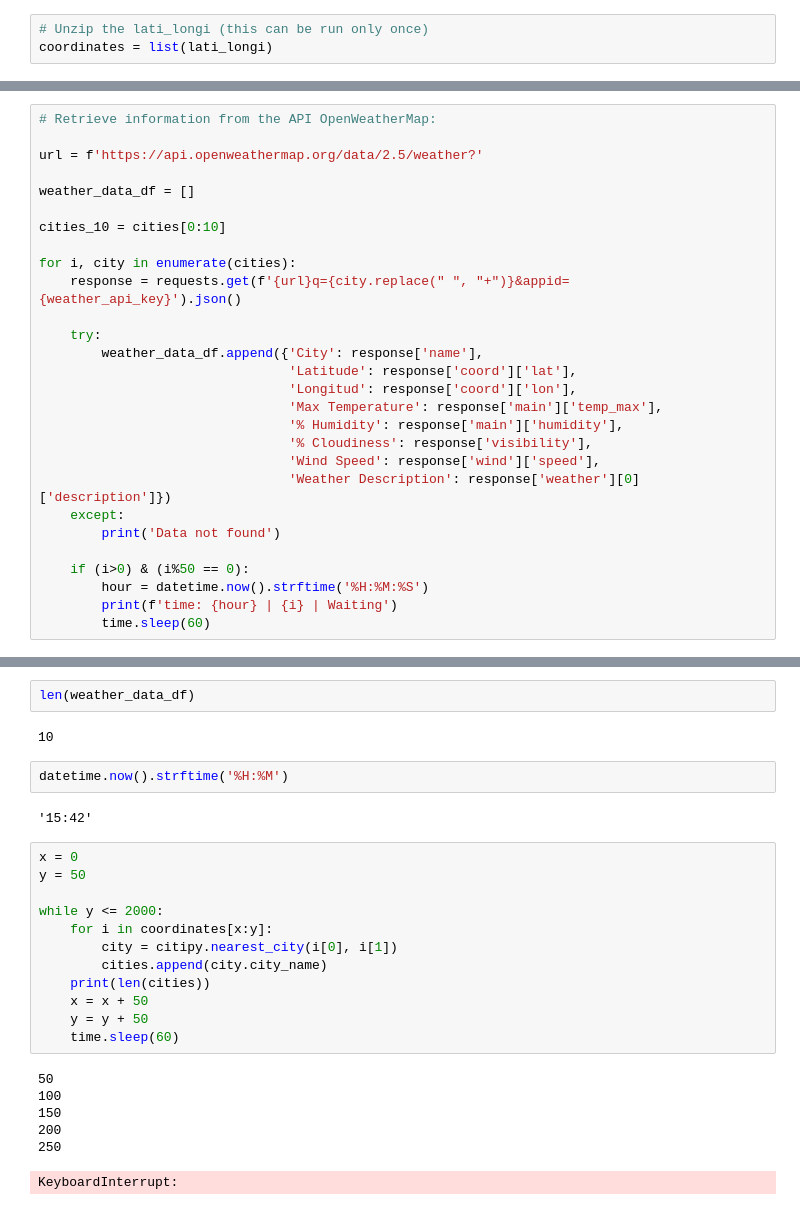
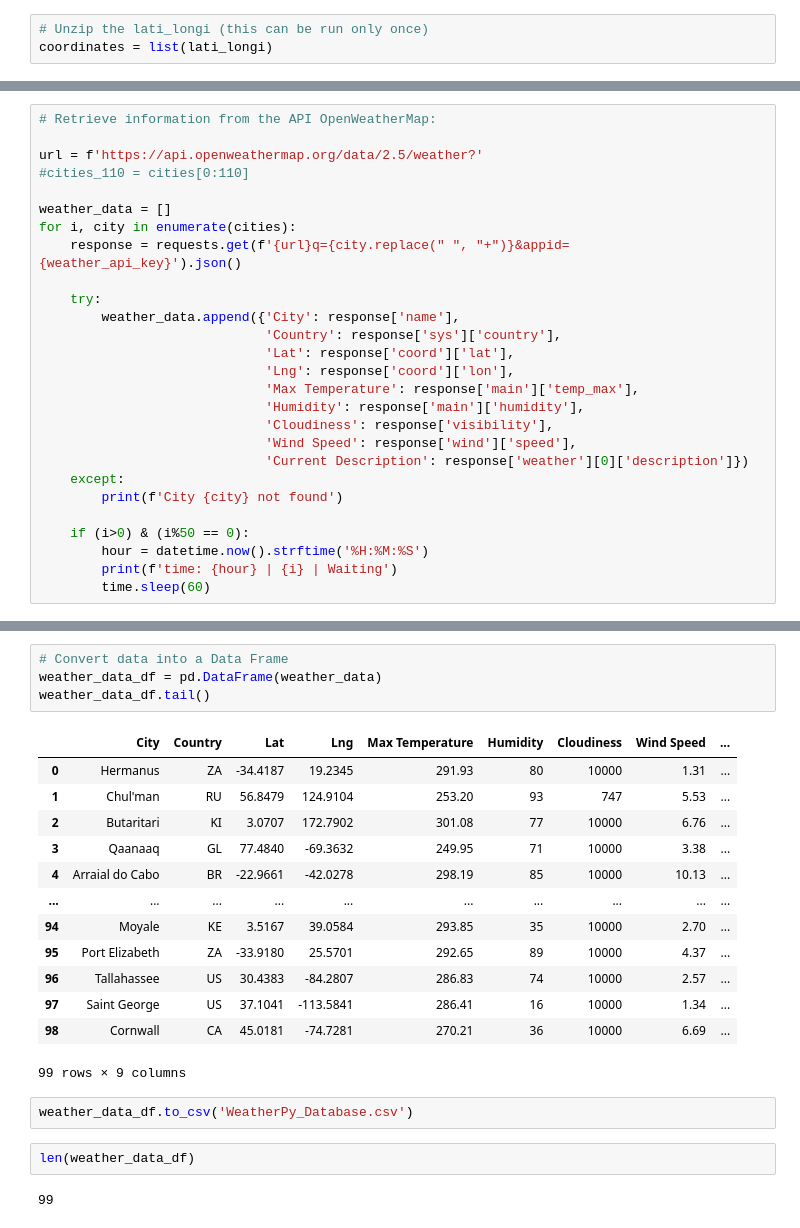
Before and after one commit to juliomeza/World_Weather_Analysis, a Jupyter notebook: Weather_Database.ipynb, the cells around one changed output, grey strips where cells are left out. Saved outputs shown, nothing was run; the diff lists cells and outputs as text.

```diff
--- a/Weather_Database.ipynb
+++ b/Weather_Database.ipynb
@@ -37,25 +36,24 @@ len(cities)
 # Retrieve information from the API OpenWeatherMap:
 
 url = f'https://api.openweathermap.org/data/2.5/weather?'
+#cities_110 = cities[0:110]
 
-weather_data_df = []
-
-cities_10 = cities[0:10]
-
+weather_data = []
 for i, city in enumerate(cities):
     response = requests.get(f'{url}q={city.replace(" ", "+")}&appid={weather_api_key}').json()
 
     try:
-        weather_data_df.append({'City': response['name'],
-                                'Latitude': response['coord']['lat'],
-                                'Longitud': response['coord']['lon'],
-                                'Max Temperature': response['main']['temp_max'],
-                                '% Humidity': response['main']['humidity'],
-                                '% Cloudiness': response['visibility'],
-                                'Wind Speed': response['wind']['speed'],
-                                'Weather Description': response['weather'][0]['description']})
+        weather_data.append({'City': response['name'],
+                             'Country': response['sys']['country'],
+                             'Lat': response['coord']['lat'],
+                             'Lng': response['coord']['lon'],
+                             'Max Temperature': response['main']['temp_max'],
+                             'Humidity': response['main']['humidity'],
+                             'Cloudiness': response['visibility'],
+                             'Wind Speed': response['wind']['speed'],
+                             'Current Description': response['weather'][0]['description']})
     except:
-        print('Data not found')
+        print(f'City {city} not found')
 
     if (i>0) & (i%50 == 0):
         hour = datetime.now().strftime('%H:%M:%S')
@@ -64,27 +80,24 @@ for i, city in enumerate(cities):
+# %%
+# Convert data into a Data Frame
+weather_data_df = pd.DataFrame(weather_data)
+weather_data_df.tail()
+# %% [output]
+|  | City | Country | Lat | Lng | Max Temperature | Humidity | Cloudiness | Wind Speed | ... |
+| 0 | Hermanus | ZA | -34.4187 | 19.2345 | 291.93 | 80 | 10000 | 1.31 | ... |
+| 1 | Chul'man | RU | 56.8479 | 124.9104 | 253.20 | 93 | 747 | 5.53 | ... |
+| 2 | Butaritari | KI | 3.0707 | 172.7902 | 301.08 | 77 | 10000 | 6.76 | ... |
+| 3 | Qaanaaq | GL | 77.4840 | -69.3632 | 249.95 | 71 | 10000 | 3.38 | ... |
+| 4 | Arraial do Cabo | BR | -22.9661 | -42.0278 | 298.19 | 85 | 10000 | 10.13 | ... |
+| ... | ... | ... | ... | ... | ... | ... | ... | ... | ... |
+| 94 | Moyale | KE | 3.5167 | 39.0584 | 293.85 | 35 | 10000 | 2.70 | ... |
+| 95 | Port Elizabeth | ZA | -33.9180 | 25.5701 | 292.65 | 89 | 10000 | 4.37 | ... |
+| 96 | Tallahassee | US | 30.4383 | -84.2807 | 286.83 | 74 | 10000 | 2.57 | ... |
+| 97 | Saint George | US | 37.1041 | -113.5841 | 286.41 | 16 | 10000 | 1.34 | ... |
+| 98 | Cornwall | CA | 45.0181 | -74.7281 | 270.21 | 36 | 10000 | 6.69 | ... |
+99 rows × 9 columns
+# %%
+weather_data_df.to_csv('WeatherPy_Database.csv')
 # %%
 len(weather_data_df)
 # %% [output]
-10
+99
-# %%
-datetime.now().strftime('%H:%M')
-# %% [output]
-'15:42'
-# %%
-x = 0
-y = 50
-
-while y <= 2000:
-    for i in coordinates[x:y]:
-        city = citipy.nearest_city(i[0], i[1])
-        cities.append(city.city_name)
-    print(len(cities))
-    x = x + 50
-    y = y + 50
-    time.sleep(60)
-# %% [output]
-50
-100
-150
-200
-250
-KeyboardInterrupt:
```
Also changed, not shown: parts of 5 cells of this notebook, 3 other files.
